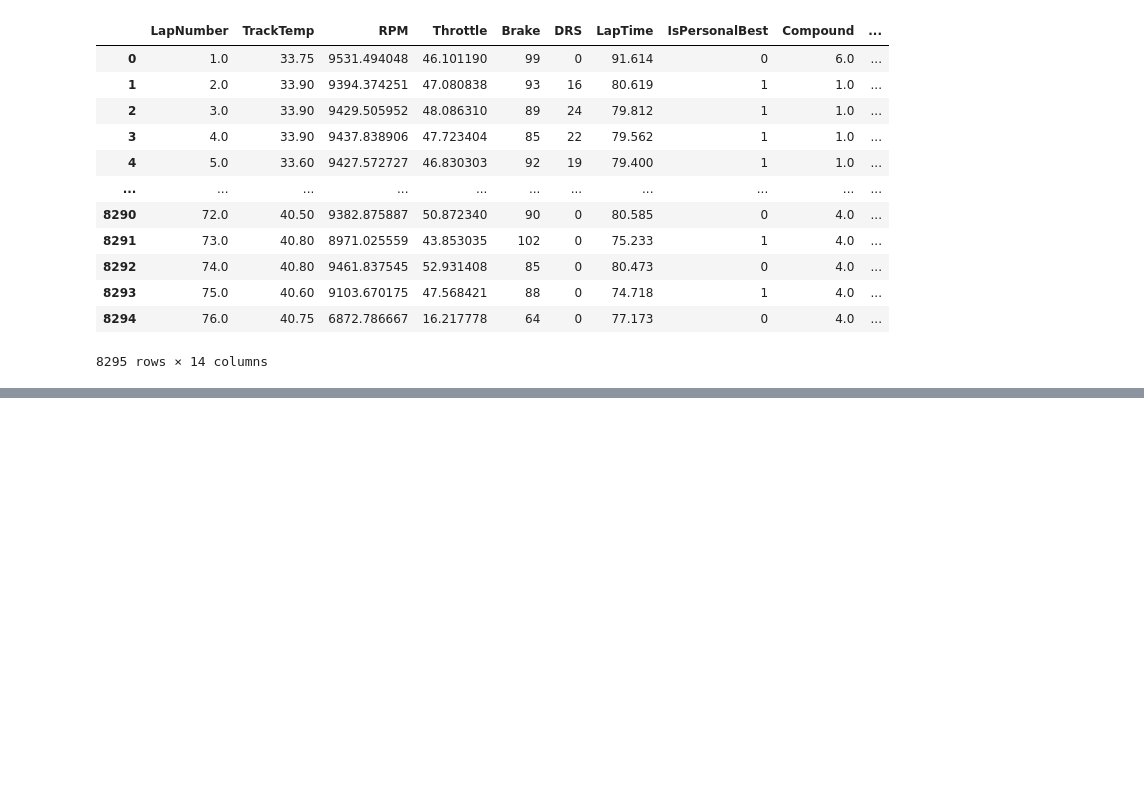
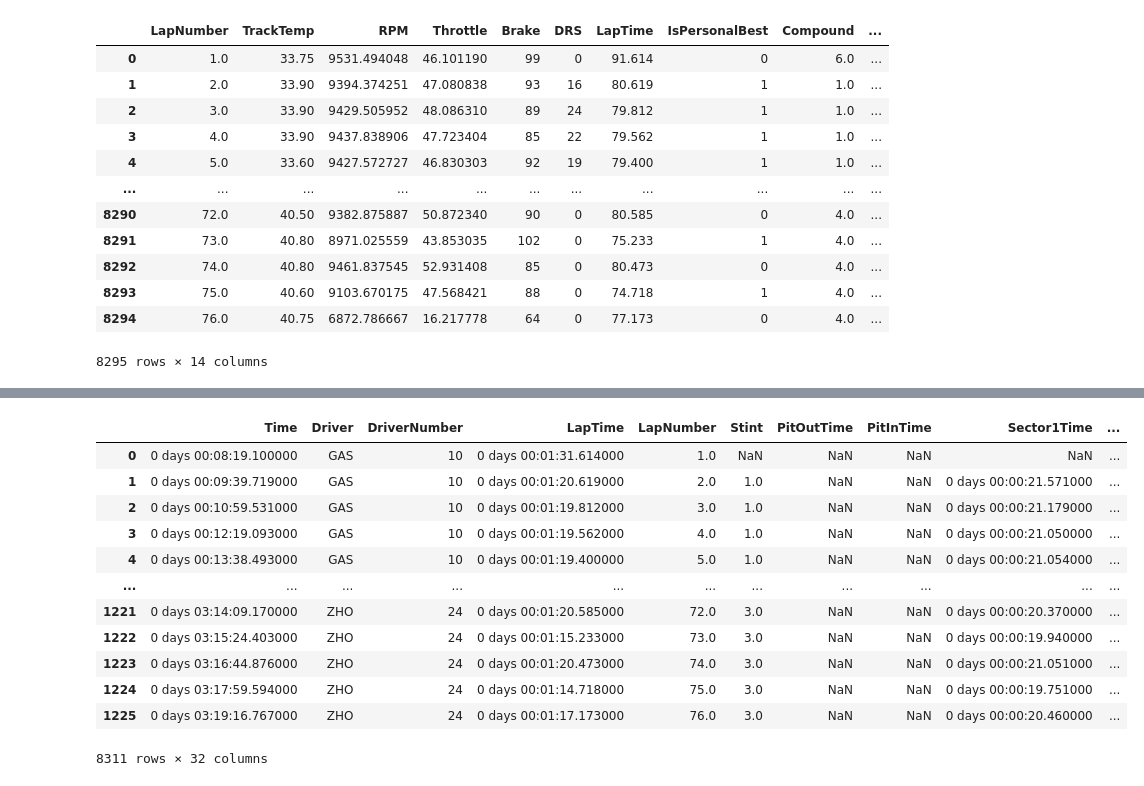
Before and after one commit to JigyashuSaravta/2025Spring_Final_F1, a Jupyter notebook: Fastf1/regression_fastf1.ipynb, the cells around one changed output, grey strips where cells are left out. Drawn from its saved outputs; the diff is of its cells as text; code cells hidden in the pictures; blank space fills up the shorter version.

```diff
--- a/Fastf1/regression_fastf1.ipynb
+++ b/Fastf1/regression_fastf1.ipynb
@@ -795,0 +858,23 @@ sim_df
+# %%
+df_lap_2018 = pd.read_csv('monaco_laps_2018.csv')
+df_lap_2019 = pd.read_csv('monaco_laps_2019.csv')
+df_lap_2021 = pd.read_csv('monaco_laps_2021.csv')
+df_lap_2022 = pd.read_csv('monaco_laps_2022.csv')
+df_lap_2023 = pd.read_csv('monaco_laps_2023.csv')
+df_lap_2024 = pd.read_csv('monaco_laps_2024.csv')
+df_laps = pd.concat([df_lap_2018, df_lap_2019, df_lap_2021, df_lap_2022, df_lap_2023, df_lap_2024])
+df_laps
+# %% [output]
+|  | Time | Driver | DriverNumber | LapTime | LapNumber | Stint | PitOutTime | PitInTime | Sector1Time | ... |
+| 0 | 0 days 00:08:19.100000 | GAS | 10 | 0 days 00:01:31.614000 | 1.0 | NaN | NaN | NaN | NaN | ... |
+| 1 | 0 days 00:09:39.719000 | GAS | 10 | 0 days 00:01:20.619000 | 2.0 | 1.0 | NaN | NaN | 0 days 00:00:21.571000 | ... |
+| 2 | 0 days 00:10:59.531000 | GAS | 10 | 0 days 00:01:19.812000 | 3.0 | 1.0 | NaN | NaN | 0 days 00:00:21.179000 | ... |
+| 3 | 0 days 00:12:19.093000 | GAS | 10 | 0 days 00:01:19.562000 | 4.0 | 1.0 | NaN | NaN | 0 days 00:00:21.050000 | ... |
+| 4 | 0 days 00:13:38.493000 | GAS | 10 | 0 days 00:01:19.400000 | 5.0 | 1.0 | NaN | NaN | 0 days 00:00:21.054000 | ... |
+| ... | ... | ... | ... | ... | ... | ... | ... | ... | ... | ... |
+| 1221 | 0 days 03:14:09.170000 | ZHO | 24 | 0 days 00:01:20.585000 | 72.0 | 3.0 | NaN | NaN | 0 days 00:00:20.370000 | ... |
+| 1222 | 0 days 03:15:24.403000 | ZHO | 24 | 0 days 00:01:15.233000 | 73.0 | 3.0 | NaN | NaN | 0 days 00:00:19.940000 | ... |
+| 1223 | 0 days 03:16:44.876000 | ZHO | 24 | 0 days 00:01:20.473000 | 74.0 | 3.0 | NaN | NaN | 0 days 00:00:21.051000 | ... |
+| 1224 | 0 days 03:17:59.594000 | ZHO | 24 | 0 days 00:01:14.718000 | 75.0 | 3.0 | NaN | NaN | 0 days 00:00:19.751000 | ... |
+| 1225 | 0 days 03:19:16.767000 | ZHO | 24 | 0 days 00:01:17.173000 | 76.0 | 3.0 | NaN | NaN | 0 days 00:00:20.460000 | ... |
+8311 rows × 32 columns
```
Also changed, not shown: parts of 17 cells of this notebook, 5 other files.
